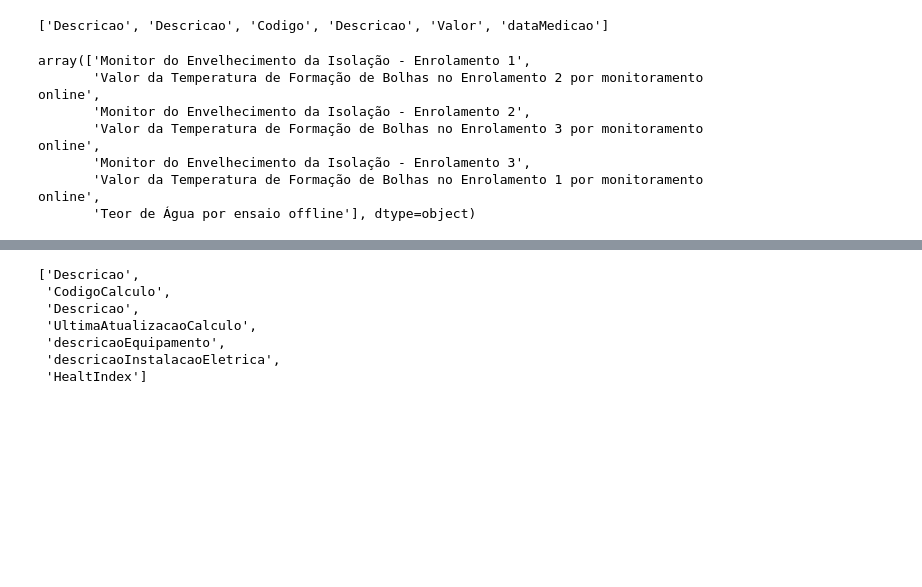
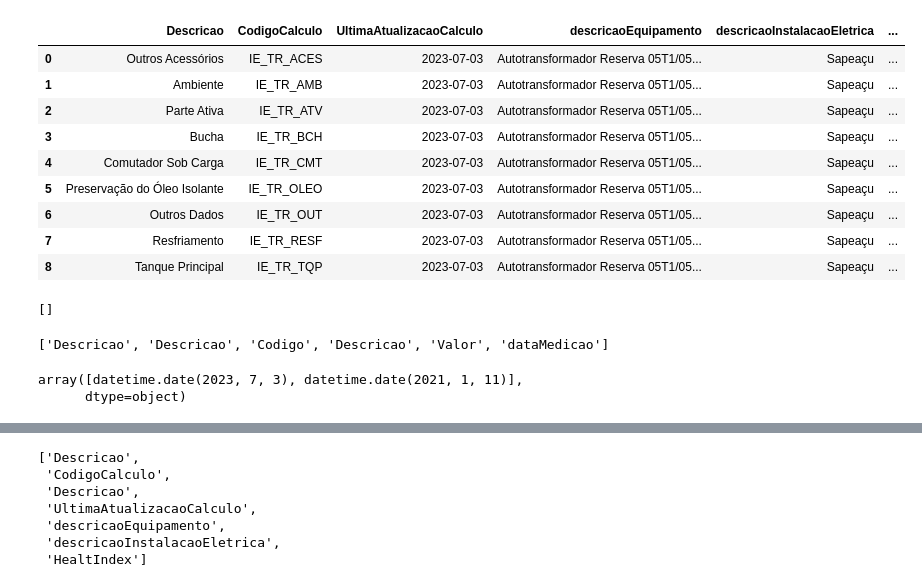
Before and after one commit to JoaoDias61/taesa-backend, a Jupyter notebook: teste.ipynb, the cells around one changed output, grey strips where cells are left out. Cells and saved outputs as stored; diff of their text form; code cells hidden in the pictures; blank space fills up the shorter version.

```diff
--- a/teste.ipynb
+++ b/teste.ipynb
@@ -82,3 +46,20 @@ colunas = [column[0] for column in cursor.description]
+# %%
+df
+# %% [output]
+|  | Descricao | CodigoCalculo | UltimaAtualizacaoCalculo | descricaoEquipamento | descricaoInstalacaoEletrica | ... |
+| 0 | Outros Acessórios | IE_TR_ACES | 2023-07-03 | Autotransformador Reserva 05T1/05... | Sapeaçu | ... |
+| 1 | Ambiente | IE_TR_AMB | 2023-07-03 | Autotransformador Reserva 05T1/05... | Sapeaçu | ... |
+| 2 | Parte Ativa | IE_TR_ATV | 2023-07-03 | Autotransformador Reserva 05T1/05... | Sapeaçu | ... |
+| 3 | Bucha | IE_TR_BCH | 2023-07-03 | Autotransformador Reserva 05T1/05... | Sapeaçu | ... |
+| 4 | Comutador Sob Carga | IE_TR_CMT | 2023-07-03 | Autotransformador Reserva 05T1/05... | Sapeaçu | ... |
+| 5 | Preservação do Óleo Isolante | IE_TR_OLEO | 2023-07-03 | Autotransformador Reserva 05T1/05... | Sapeaçu | ... |
+| 6 | Outros Dados | IE_TR_OUT | 2023-07-03 | Autotransformador Reserva 05T1/05... | Sapeaçu | ... |
+| 7 | Resfriamento | IE_TR_RESF | 2023-07-03 | Autotransformador Reserva 05T1/05... | Sapeaçu | ... |
+| 8 | Tanque Principal | IE_TR_TQP | 2023-07-03 | Autotransformador Reserva 05T1/05... | Sapeaçu | ... |
+# %%
+resultado_sql
+# %% [output]
+[]
 # %%
 colunas
 # %% [output]
@@ -88,15 +69,10 @@ colunas = ['Descricao', 'Descricao', 'Codigo', 'Descricao', 'Valor', 'dataMedica
 dados = [dict(zip(colunas, row)) for row in registro]
 df = pd.DataFrame(dados)
 # %%
-df.Descricao.unique()
+df.dataMedicao.unique()
 # %% [output]
-array(['Monitor do Envelhecimento da Isolação - Enrolamento 1',
-       'Valor da Temperatura de Formação de Bolhas no Enrolamento 2 por monitoramento online',
-       'Monitor do Envelhecimento da Isolação - Enrolamento 2',
-       'Valor da Temperatura de Formação de Bolhas no Enrolamento 3 por monitoramento online',
-       'Monitor do Envelhecimento da Isolação - Enrolamento 3',
-       'Valor da Temperatura de Formação de Bolhas no Enrolamento 1 por monitoramento online',
-       'Teor de Água por ensaio offline'], dtype=object)
+array([datetime.date(2023, 7, 3), datetime.date(2021, 1, 11)],
+      dtype=object)
 # %%
 colunas = ['Descricao', 'CodigoCalculo', 'Descricao', 'UltimaAtualizacaoCalculo', 'descricaoEquipamento', 'descricaoInstalacaoEletrica', 'HealtIndex']
 dados = [dict(zip(colunas, row)) for row in registro]
```
Also changed, not shown: parts of 5 cells of this notebook, 5 other files.
